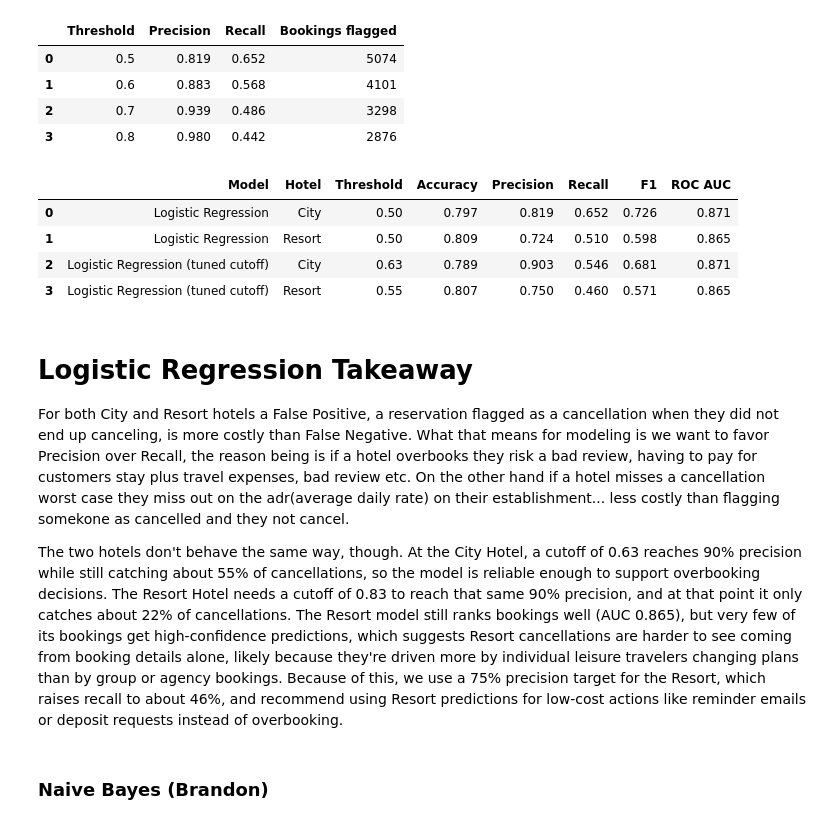
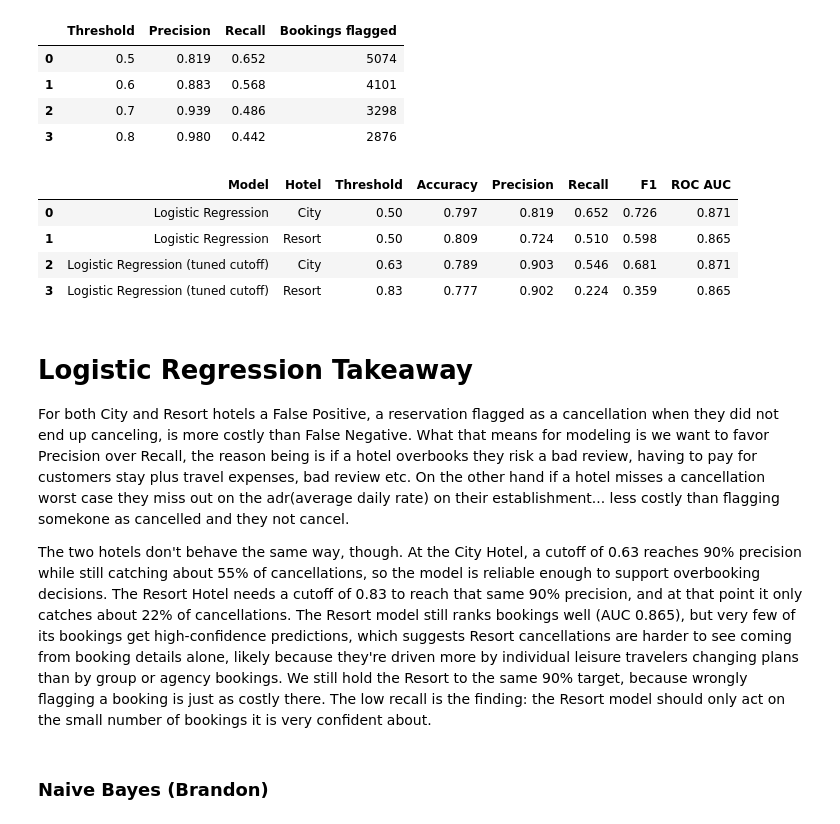
Before and after one commit to sascott9655/ADS-505-Hotel_Bookings_Project, a Jupyter notebook: Hotel_Cancellation_EDA.ipynb, the cells around one changed output. Cells and saved outputs as stored; diff of their text form; code cells hidden in the pictures.

Commit message:
Use 90% precision target for both hotels
Co-Authored-By: Claude Opus 5.5 <noreply@anthropic.com>

```diff
--- a/Hotel_Cancellation_EDA.ipynb
+++ b/Hotel_Cancellation_EDA.ipynb
@@ -541,34 +541,34 @@ city_thresholds
 | 2 | 0.7 | 0.939 | 0.486 | 3298 |
 | 3 | 0.8 | 0.980 | 0.442 | 2876 |
 # %%
-# Precision target per hotel: City supports overbooking, Resort supports low-cost actions
-city_target, resort_target = 0.90, 0.75
+# Same 90% precision target for both hotels: a wrongly flagged booking is costly at either one
+city_target, resort_target = 0.90, 0.90
 
 
 def pick_threshold(y_valid, valid_prob, target):
     """Return the lowest cutoff that reaches the precision target on validation."""
     for t in np.arange(0.30, 0.96, 0.01):
         if precision_score(y_valid, valid_prob >= t) >= target:
             return round(t, 2)
 
 
 city_threshold = pick_threshold(y_city_valid, city_valid_prob, city_target)
 resort_threshold = pick_threshold(y_resort_valid, resort_valid_prob, resort_target)
 
 results.append(evaluate('Logistic Regression (tuned cutoff)', 'City', y_city_valid, city_valid_prob, city_threshold))
 results.append(evaluate('Logistic Regression (tuned cutoff)', 'Resort', y_resort_valid, resort_valid_prob, resort_threshold))
 pd.DataFrame(results).round(3)
 # %% [output]
 |  | Model | Hotel | Threshold | Accuracy | Precision | Recall | F1 | ROC AUC |
 | 0 | Logistic Regression | City | 0.50 | 0.797 | 0.819 | 0.652 | 0.726 | 0.871 |
 | 1 | Logistic Regression | Resort | 0.50 | 0.809 | 0.724 | 0.510 | 0.598 | 0.865 |
 | 2 | Logistic Regression (tuned cutoff) | City | 0.63 | 0.789 | 0.903 | 0.546 | 0.681 | 0.871 |
-| 3 | Logistic Regression (tuned cutoff) | Resort | 0.55 | 0.807 | 0.750 | 0.460 | 0.571 | 0.865 |
+| 3 | Logistic Regression (tuned cutoff) | Resort | 0.83 | 0.777 | 0.902 | 0.224 | 0.359 | 0.865 |
 # %% [markdown]
 # Logistic Regression Takeaway
 For both City and Resort hotels a False Positive, a reservation flagged as a cancellation when they did not end up canceling, is more costly than False Negative. What that means for modeling is we want to favor Precision over Recall, the reason being is if a hotel overbooks they risk a bad review, having to pay for customers stay plus travel expenses, bad review etc. On the other hand if a hotel misses a cancellation worst case they miss out on the adr(average daily rate) on their establishment... less costly than flagging somekone as cancelled and they not cancel.
 
-The two hotels don't behave the same way, though. At the City Hotel, a cutoff of 0.63 reaches 90% precision while still catching about 55% of cancellations, so the model is reliable enough to support overbooking decisions. The Resort Hotel needs a cutoff of 0.83 to reach that same 90% precision, and at that point it only catches about 22% of cancellations. The Resort model still ranks bookings well (AUC 0.865), but very few of its bookings get high-confidence predictions, which suggests Resort cancellations are harder to see coming from booking details alone, likely because they're driven more by individual leisure travelers changing plans than by group or agency bookings. Because of this, we use a 75% precision target for the Resort, which raises recall to about 46%, and recommend using Resort predictions for low-cost actions like reminder emails or deposit requests instead of overbooking.
+The two hotels don't behave the same way, though. At the City Hotel, a cutoff of 0.63 reaches 90% precision while still catching about 55% of cancellations, so the model is reliable enough to support overbooking decisions. The Resort Hotel needs a cutoff of 0.83 to reach that same 90% precision, and at that point it only catches about 22% of cancellations. The Resort model still ranks bookings well (AUC 0.865), but very few of its bookings get high-confidence predictions, which suggests Resort cancellations are harder to see coming from booking details alone, likely because they're driven more by individual leisure travelers changing plans than by group or agency bookings. We still hold the Resort to the same 90% target, because wrongly flagging a booking is just as costly there. The low recall is the finding: the Resort model should only act on the small number of bookings it is very confident about.
 # %% [markdown]
 ### Naive Bayes (Brandon)
 # %%
```
Also changed, not shown: parts of 1 cell of this notebook.
